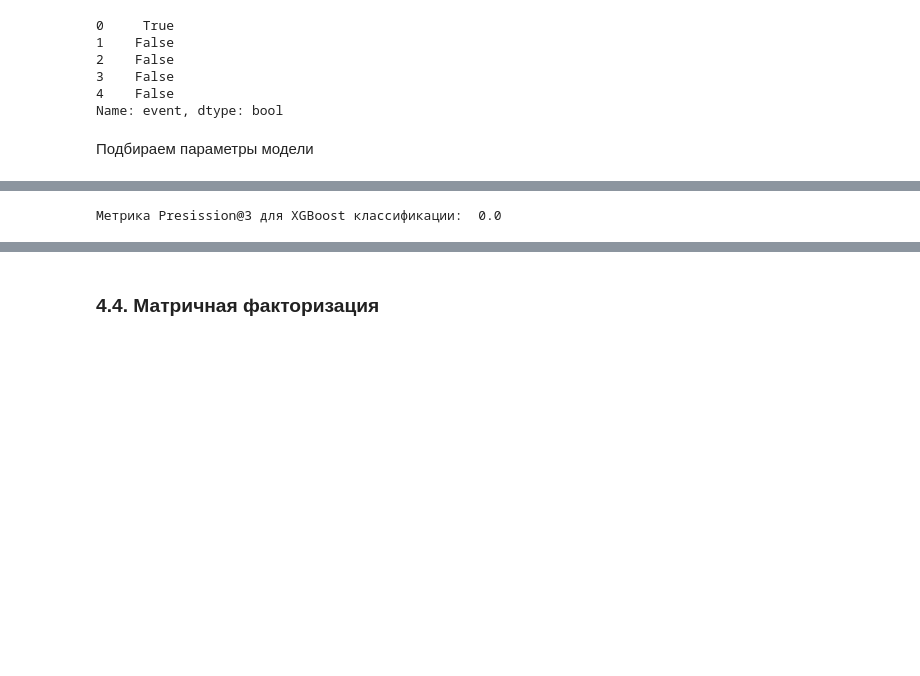
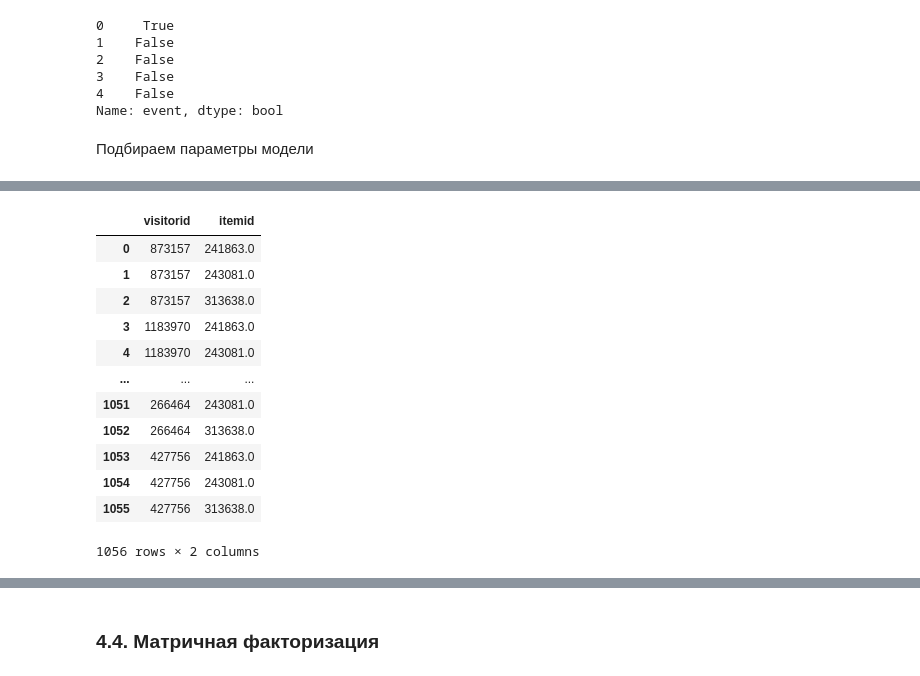
Before and after one commit to eartzhi/recommendation_system, a Jupyter notebook: final_project.ipynb, the cells around one changed output, grey strips where cells are left out. Saved outputs shown, nothing was run; the diff lists cells and outputs as text; code cells hidden in the pictures; blank space fills up the shorter version.

```diff
--- a/final_project.ipynb
+++ b/final_project.ipynb
@@ -1785,11 +1785,13 @@ param_grid = {
     }
 
 model = XGBClassifier()
+# %%
+kf = model_selection.StratifiedKFold(n_splits=3, random_state=42)
 # %%
 grid_search = model_selection.GridSearchCV(estimator=model,
                            param_grid=param_grid,
-                           scoring='f1',
-                           cv=3)
+                           scoring='precision',
+                           cv=kf)
 # %%
 grid_search.fit(X_train, y_train)
 # %% [output]
@@ -1804,16 +1837,27 @@ model.fit(X_train, y_train)
-# %%
-result = pd.DataFrame(columns=['visitorid', 'itemid', 'score'])
-for us in events_test[events_test.event == 'transaction'].visitorid.unique():
-    users_list =[]
-    items_list =[]
-    score_list =[]
-    for it in events_test.itemid.unique():
-        prediction = algo.predict(us, it)
-        users_list.append(prediction[0])
-        items_list.append(prediction[1])
-        score_list.append(prediction[3])
-        # print(algo.predict(us, it))
-    result = pd.concat([result, pd.DataFrame({'visitorid': users_list, 'itemid': items_list, 'score': score_list}).nlargest(3, 'score')], axis=0, ignore_index=True)
-result
-# %% [output]
-Метрика Presission@3 для XGBoost классификации:  0.0
+# %%
+result = pd.DataFrame(columns=['visitorid', 'itemid'])
+for us in events_test[events_test.event == 'transaction'].visitorid.unique():
+    if us in users.visitorid.unique():
+        user_data=pd.DataFrame([users[users.visitorid==us].iloc[0]])
+        test_data = pd.concat([items, user_data], axis=1, join='outer')
+        test_data[user_data.columns]=list(*user_data.values)
+        test_data = test_data.astype('category').drop('visitorid', axis=1)
+        prediction = model.predict_proba(test_data)
+        prediction = pd.concat([test_data['itemid'], pd.DataFrame(prediction)], axis=1).nlargest(3, 1)
+        prediction['visitorid'] = us
+        result = pd.concat([result, prediction[['visitorid', 'itemid']]], axis=0, ignore_index=True)
+result
+# %% [output]
+|  | visitorid | itemid |
+| 0 | 873157 | 241863.0 |
+| 1 | 873157 | 243081.0 |
+| 2 | 873157 | 313638.0 |
+| 3 | 1183970 | 241863.0 |
+| 4 | 1183970 | 243081.0 |
+| ... | ... | ... |
+| 1051 | 266464 | 243081.0 |
+| 1052 | 266464 | 313638.0 |
+| 1053 | 427756 | 241863.0 |
+| 1054 | 427756 | 243081.0 |
+| 1055 | 427756 | 313638.0 |
+1056 rows × 2 columns
```
Also changed, not shown: parts of 30 cells of this notebook, 4 other files.
